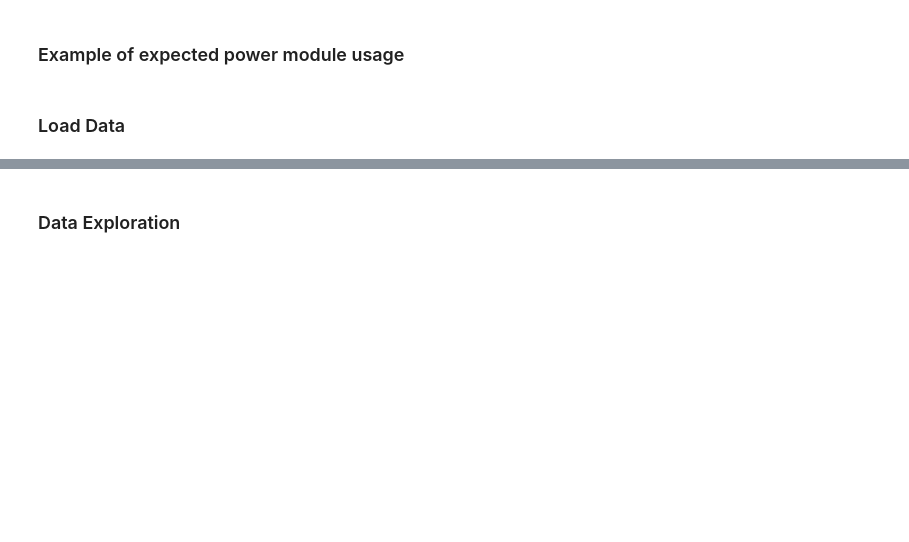
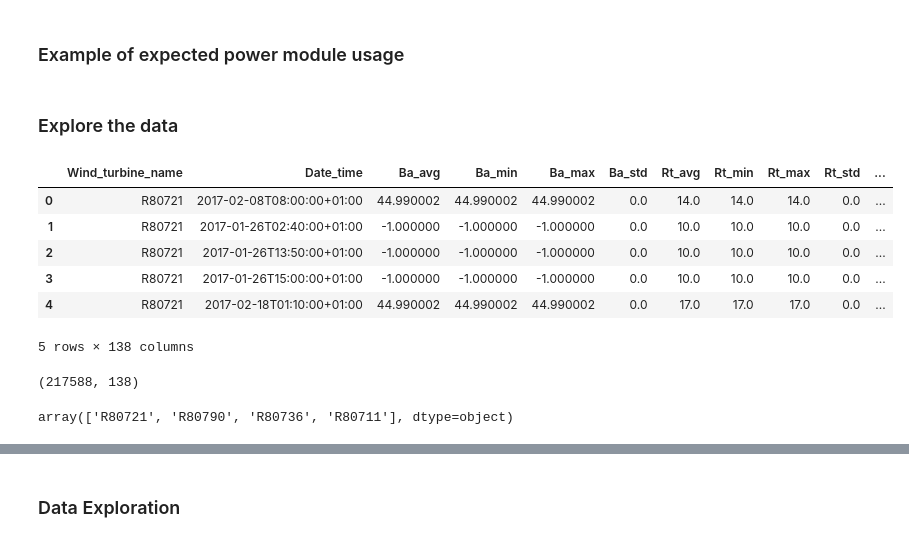
Before and after one commit to abbey2017/wind-energy-analytics, a Jupyter notebook: examples/expected_power_estimation/expected_power.ipynb, the cells around one changed output, grey strips where cells are left out. Cells and saved outputs as stored; diff of their text form; code cells hidden in the pictures; blank space fills up the shorter version.

```diff
--- a/examples/expected_power_estimation/expected_power.ipynb
+++ b/examples/expected_power_estimation/expected_power.ipynb
@@ -19,2 +2,0 @@ from modules.expected_power import ExpectedPower
-# %% [markdown]
-### Load Data
@@ -23,0 +10,26 @@ test_df = pd.read_csv(r'../datasets/test_data.zip')
+# %% [markdown]
+### Explore the data
+# %%
+#load the data
+scada_df = pd.read_csv(r'../datasets/la-haute-borne-data-2017-2020.zip', sep=';')
+
+# Inspect data head
+scada_df.head()
+# %% [output]
+|  | Wind_turbine_name | Date_time | Ba_avg | Ba_min | Ba_max | Ba_std | Rt_avg | Rt_min | Rt_max | Rt_std | ... |
+| 0 | R80721 | 2017-02-08T08:00:00+01:00 | 44.990002 | 44.990002 | 44.990002 | 0.0 | 14.0 | 14.0 | 14.0 | 0.0 | ... |
+| 1 | R80721 | 2017-01-26T02:40:00+01:00 | -1.000000 | -1.000000 | -1.000000 | 0.0 | 10.0 | 10.0 | 10.0 | 0.0 | ... |
+| 2 | R80721 | 2017-01-26T13:50:00+01:00 | -1.000000 | -1.000000 | -1.000000 | 0.0 | 10.0 | 10.0 | 10.0 | 0.0 | ... |
+| 3 | R80721 | 2017-01-26T15:00:00+01:00 | -1.000000 | -1.000000 | -1.000000 | 0.0 | 10.0 | 10.0 | 10.0 | 0.0 | ... |
+| 4 | R80721 | 2017-02-18T01:10:00+01:00 | 44.990002 | 44.990002 | 44.990002 | 0.0 | 17.0 | 17.0 | 17.0 | 0.0 | ... |
+5 rows × 138 columns
+# %%
+# Inspect data shape
+scada_df.shape
+# %% [output]
+(217588, 138)
+# %%
+# Unique turbine count
+scada_df['Wind_turbine_name'].unique()
+# %% [output]
+array(['R80721', 'R80790', 'R80736', 'R80711'], dtype=object)
```
Also changed, not shown: parts of 44 cells of this notebook, 1 other file.
